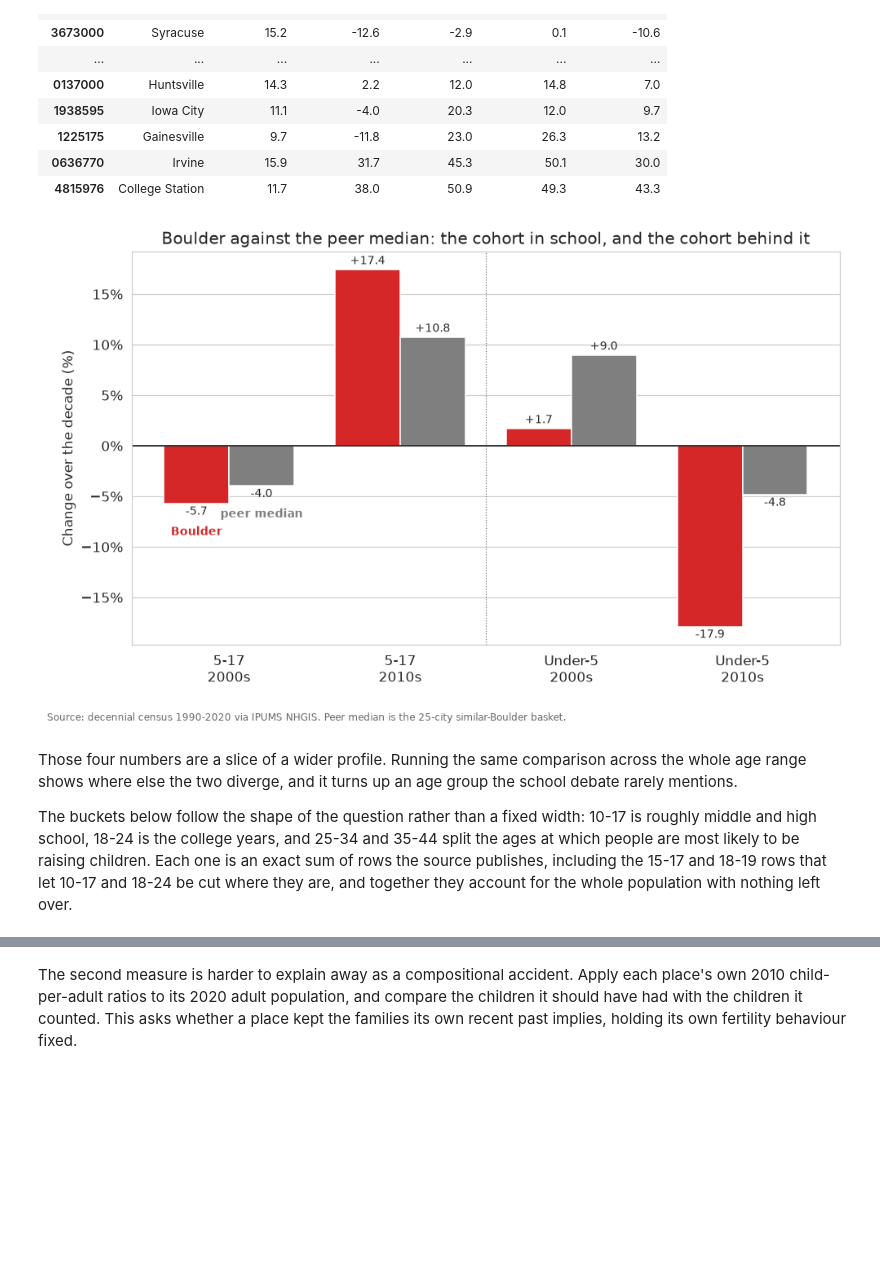
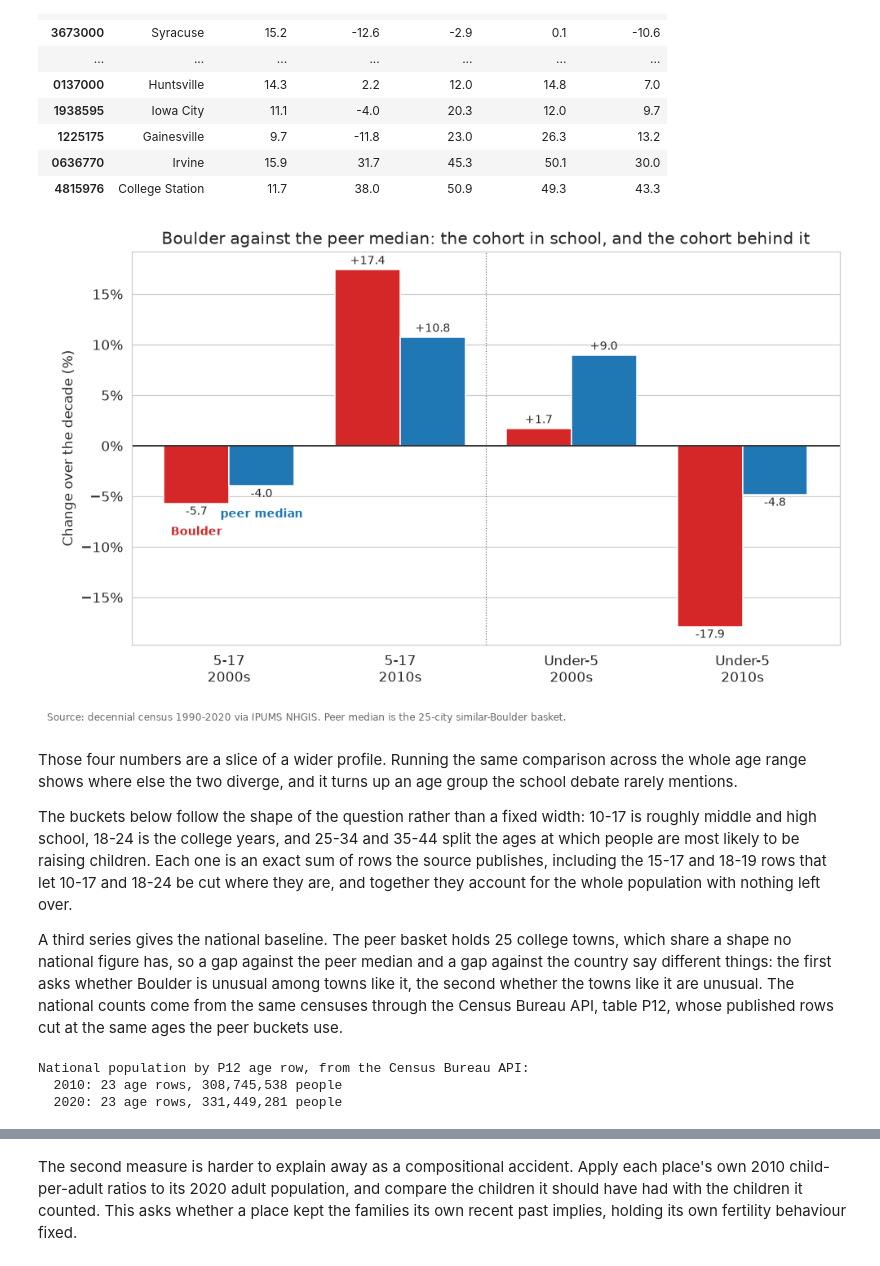
Before and after one commit to brianckeegan/charting-boulder, a Jupyter notebook: 2026-09-bvsd/BVSD.ipynb, the cells around one changed output, grey strips where cells are left out. Saved outputs shown, nothing was run; the diff lists cells and outputs as text; code cells hidden in the pictures; blank space fills up the shorter version.

```diff
--- a/2026-09-bvsd/BVSD.ipynb
+++ b/2026-09-bvsd/BVSD.ipynb
@@ -38,7 +38,7 @@ import matplotlib.pyplot as plt
 import matplotlib.ticker as mtick
 import matplotlib.colors as mcolors
 
-import os, re, json, warnings, requests
+import os, re, json, time, warnings, requests
 from pathlib import Path
 from collections import Counter
 
@@ -49,6 +49,8 @@ plt.rcParams.update({'figure.dpi': 110, 'font.size': 11})
 # blue (the state's official view) and red (the cohort view this notebook computes).
 CITY, COUNTY, CONTEXT = 'tab:blue', 'tab:green', 'tab:gray'
 SDO_COLOR, HP_COLOR, ALT = 'tab:blue', 'tab:red', 'tab:orange'
+# The three comparison series carry one color each wherever they appear together.
+BOULDER_C, PEER_C, NATION_C = 'tab:red', 'tab:blue', 'tab:green'
 
 RAW = Path('data/raw')
 PROC = Path('data/processed')
@@ -318,38 +320,38 @@ Boulder school-age share of population, 2020: 10.4% (peer median 12.5%)
 # The two cohorts pull apart in the 2010s: Boulder beats the peer median on the children already
 # in school and loses badly on the children behind them.
 cohort_groups = ['5-17\n2000s', '5-17\n2010s', 'Under-5\n2000s', 'Under-5\n2010s']
 boulder_vals = [boulder_s.sa_chg_00_10, boulder_sa_chg_10_20,
                 boulder_s.u5_chg_00_10, boulder_u5_chg_10_20]
 peer_vals = [peers_df.sa_chg_00_10.median(), peer_sa_chg_10_20,
              peers_df.u5_chg_00_10.median(), peer_u5_chg_10_20]
 
 f, ax = plt.subplots(figsize=(9, 5.4))
 x = np.arange(len(cohort_groups)); width = 0.38
-bars_boulder = ax.bar(x - width / 2, boulder_vals, width, color=HP_COLOR)
-bars_peer = ax.bar(x + width / 2, peer_vals, width, color=CONTEXT)
+bars_boulder = ax.bar(x - width / 2, boulder_vals, width, color=BOULDER_C)
+bars_peer = ax.bar(x + width / 2, peer_vals, width, color=PEER_C)
 ax.bar_label(bars_boulder, fmt='%+.1f', fontsize=9, padding=2)
 ax.bar_label(bars_peer, fmt='%+.1f', fontsize=9, padding=2)
 
 # Identify the two series on the leftmost group only
-for value, offset, label, color in [(boulder_vals[0], -width / 2, 'Boulder', HP_COLOR),
-                                    (peer_vals[0], width / 2, 'peer median', CONTEXT)]:
+for value, offset, label, color in [(boulder_vals[0], -width / 2, 'Boulder', BOULDER_C),
+                                    (peer_vals[0], width / 2, 'peer median', PEER_C)]:
     ax.annotate(label, (x[0] + offset, value), color=color, fontweight='bold', fontsize=9,
                 ha='center', va='top' if value < 0 else 'bottom',
                 xytext=(0, -18 if value < 0 else 18), textcoords='offset points')
 
 ax.axhline(0, color='k', lw=1)
 ax.axvline(1.5, color='dimgray', lw=0.8, ls=':')     # divides the two cohorts
 ax.set_xticks(x); ax.set_xticklabels(cohort_groups)
 ax.set_ylabel('Change over the decade (%)')
 ax.yaxis.set_major_formatter(mtick.PercentFormatter(decimals=0))
 ax.set_title('Boulder against the peer median: the cohort in school, and the cohort behind it')
 ax.grid(axis='x', visible=False)
 f.text(0, -0.04, 'Source: decennial census 1990-2020 via IPUMS NHGIS. Peer median is the 25-city '
                  'similar-Boulder basket.', fontsize=8, color='dimgray')
 plt.tight_layout()
 f.savefig(OUT / 'bvsd-fig1-peer-cohorts.png', bbox_inches='tight')
 # %% [output]
-[figure, old version]
+[figure, new version]
 # %% [markdown]
 Those four numbers are a slice of a wider profile. Running the same comparison across the whole
 age range shows where else the two diverge, and it turns up an age group the school debate rarely
@@ -360,6 +362,48 @@ middle and high school, 18-24 is the college years, and 25-34 and 35-44 split th
 people are most likely to be raising children. Each one is an exact sum of rows the source
 publishes, including the 15-17 and 18-19 rows that let 10-17 and 18-24 be cut where they are, and
 together they account for the whole population with nothing left over.
+
+A third series gives the national baseline. The peer basket holds 25 college towns, which share a
+shape no national figure has, so a gap against the peer median and a gap against the country say
+different things: the first asks whether Boulder is unusual among towns like it, the second whether
+the towns like it are unusual. The national counts come from the same censuses through the Census
+Bureau API, table P12, whose published rows cut at the same ages the peer buckets use.
+# %%
+DECENNIAL_TABLE = {2010: ('https://api.census.gov/data/2010/dec/sf1', 'P012{:03d}', 'P012001'),
+                   2020: ('https://api.census.gov/data/2020/dec/dhc', 'P12_{:03d}N', 'P12_001N')}
+# P12 rows 3-25 are men by age and 27-49 the same ages for women, in this order.
+P12_AGE_ROWS = [(0, 4), (5, 9), (10, 14), (15, 17), (18, 19), (20, 20), (21, 21), (22, 24),
+                (25, 29), (30, 34), (35, 39), (40, 44), (45, 49), (50, 54), (55, 59), (60, 61),
+                (62, 64), (65, 66), (67, 69), (70, 74), (75, 79), (80, 84), (85, 999)]
+
+def national_age_groups(year):
+    url, var_fmt, total_var = DECENNIAL_TABLE[year]
+    api_key = os.getenv('CENSUS_API_KEY')
+    if not api_key:
+        raise RuntimeError('Set the CENSUS_API_KEY environment variable (free from '
+                           'https://api.census.gov/data/key_signup.html)')
+    male_vars = [var_fmt.format(3 + i) for i in range(len(P12_AGE_ROWS))]
+    female_vars = [var_fmt.format(27 + i) for i in range(len(P12_AGE_ROWS))]
+    response = requests.get(url, timeout=60, params={
+        'get': ','.join([total_var] + male_vars + female_vars), 'for': 'us:1', 'key': api_key})
+    response.raise_for_status()
+    header, values = response.json()[0], response.json()[1]
+    cell = dict(zip(header, values))
+    groups_df = pd.DataFrame([{'age_lo': lo, 'age_hi': hi,
+                               'pop': float(cell[male_vars[i]]) + float(cell[female_vars[i]])}
+                              for i, (lo, hi) in enumerate(P12_AGE_ROWS)])
+    # The sexes and the age rows must add back to the published national total
+    assert abs(groups_df['pop'].sum() - float(cell[total_var])) < 1e-6, f'{year}: P12 rows do not sum'
+    return groups_df
+
+national_age_groups_d = {year: national_age_groups(year) for year in DECENNIAL_TABLE}
+print('National population by P12 age row, from the Census Bureau API:')
+for year, groups_df in national_age_groups_d.items():
+    print(f'  {year}: {len(groups_df)} age rows, {groups_df["pop"].sum():,.0f} people')
+# %% [output]
+National population by P12 age row, from the Census Bureau API:
+  2010: 23 age rows, 308,745,538 people
+  2020: 23 age rows, 331,449,281 people
 # %%
 # Buckets chosen for the question, each an exact sum of published rows
 AGE_BUCKETS = [('0-4', 0, 4), ('5-9', 5, 9), ('10-17', 10, 17), ('18-24', 18, 24),
```
Also changed, not shown: parts of 3 cells of this notebook, 3 other files.
